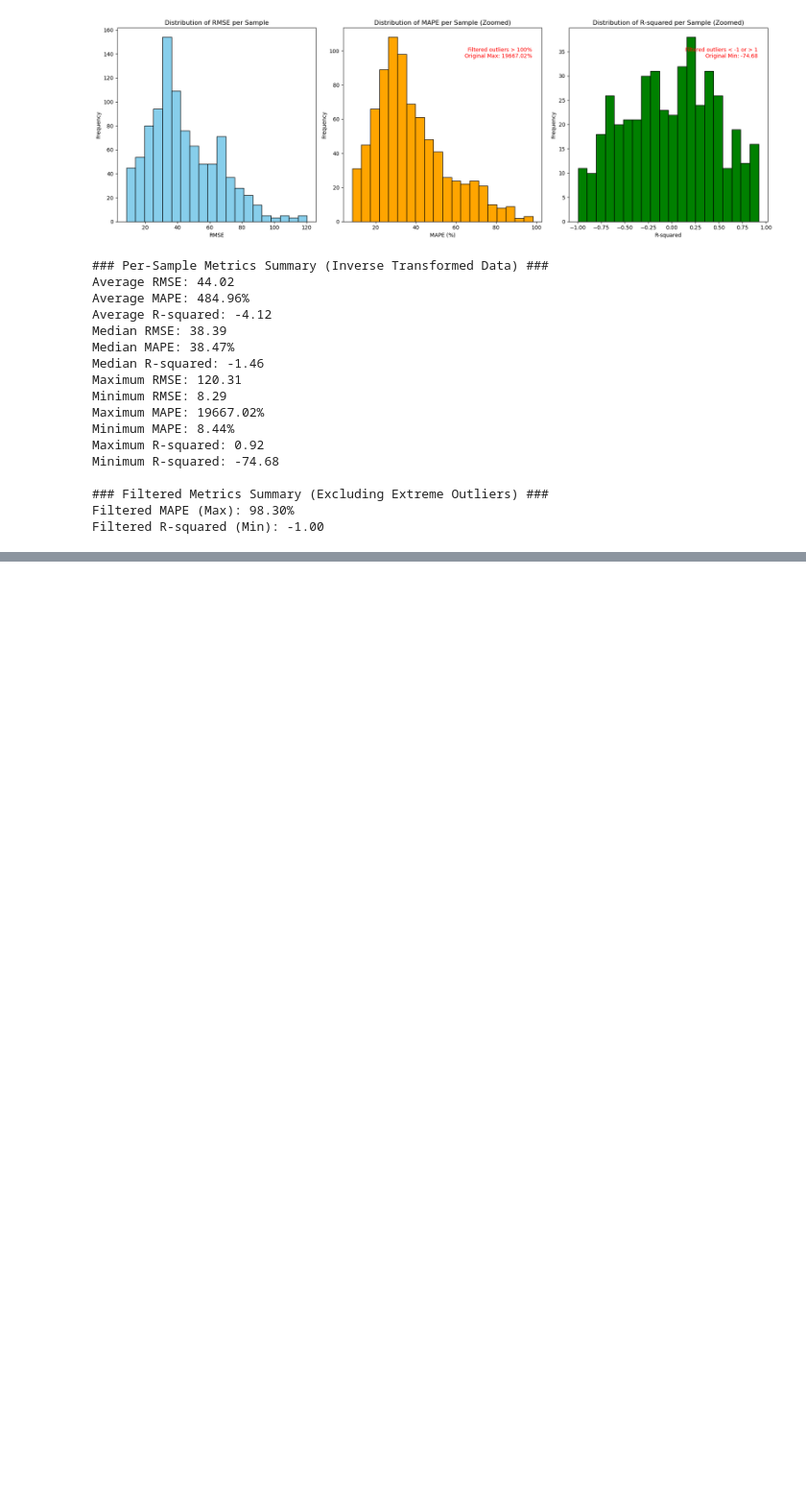
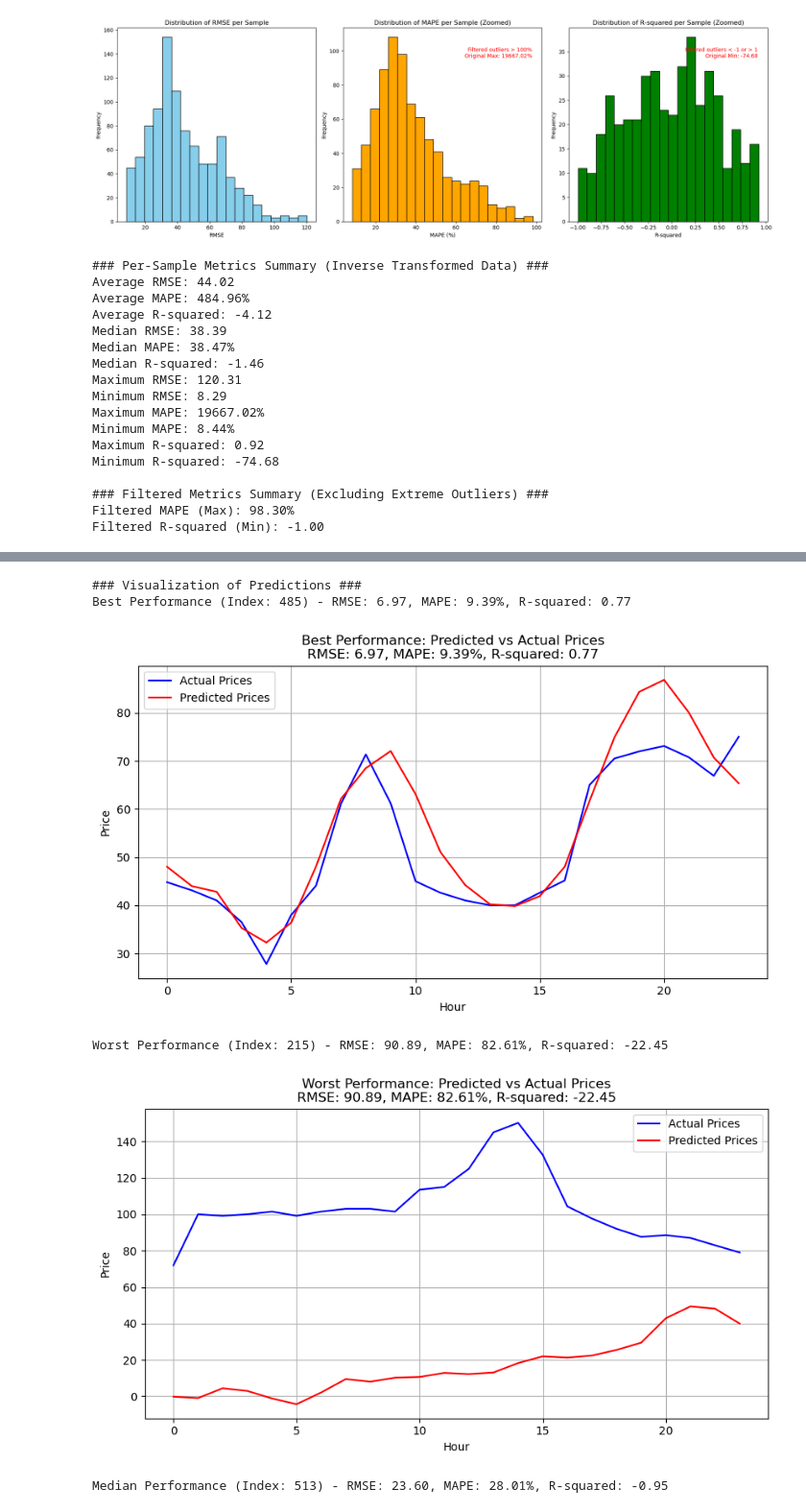
Before and after one commit to storralbod/deeplearning, a Jupyter notebook: LSTM/LSTM_24.ipynb, the cells around one changed output, grey strips where cells are left out. Shown at 96% size. Drawn from its saved outputs; the diff is of its cells as text; code cells hidden in the pictures; blank space fills up the shorter version.

```diff
--- a/LSTM/LSTM_24.ipynb
+++ b/LSTM/LSTM_24.ipynb
@@ -874,0 +1048,76 @@ Filtered R-squared (Min): -1.00
+# %%
+import numpy as np
+import matplotlib.pyplot as plt
+from sklearn.metrics import mean_squared_error, r2_score
+import torch
+
+# Predict on test data using PyTorch
+model.eval()
+with torch.no_grad():
+    y_test_pred = model(X_test).numpy()  # Get predictions as numpy array
+
+# Inverse transform predictions and actual values for the target column
+y_test_pred_rescaled = scaler_target.inverse_transform(y_test_pred)  # Use the dedicated target scaler
+y_test_actual_rescaled = scaler_target.inverse_transform(y_test.numpy())  # Actual values
+
+# Calculate RMSE, MAPE, and R-squared for each sample
+rmse_per_sample = []
+mape_per_sample = []
+r2_per_sample = []
+
+for actual, predicted in zip(y_test_actual_rescaled, y_test_pred_rescaled):
+    rmse_per_sample.append(np.sqrt(mean_squared_error(actual, predicted)))
+    mape_per_sample.append(np.mean(np.abs((actual - predicted) / actual)) * 100)
+    r2_per_sample.append(r2_score(actual, predicted))
+
+# Find indices for best, median, and worst performance based on RMSE
+best_index = np.argmin(rmse_per_sample)
+worst_index = np.argmax(rmse_per_sample)
+median_index = np.argsort(rmse_per_sample)[len(rmse_per_sample) // 2]
+
+# Function to visualize a single prediction vs. actual with metrics
+def plot_prediction_with_metrics(index, title):
+    actual = y_test_actual_rescaled[index]
+    predicted = y_test_pred_rescaled[index]
+    rmse = np.sqrt(mean_squared_error(actual, predicted))
+    mape = np.mean(np.abs((actual - predicted) / actual)) * 100
+    r2 = r2_score(actual, predicted)
+    plt.figure(figsize=(10, 5))
+    plt.plot(actual, label="Actual Prices", color="blue")
+    plt.plot(predicted, label="Predicted Prices", color="red")
+    plt.title(f"{title}\nRMSE: {rmse:.2f}, MAPE: {mape:.2f}%, R-squared: {r2:.2f}")
+    plt.xlabel("Hour")
+    plt.ylabel("Price")
+    plt.legend()
+    plt.grid(True)
+    plt.show()
+
+# Visualize worst, best, and median performances
+print("### Visualization of Predictions ###")
+print(f"Best Performance (Index: {best_index}) - RMSE: {rmse_per_sample[best_index]:.2f}, "
+      f"MAPE: {mape_per_sample[best_index]:.2f}%, R-squared: {r2_per_sample[best_index]:.2f}")
+plot_prediction_with_metrics(best_index, "Best Performance: Predicted vs Actual Prices")
+
+print(f"Worst Performance (Index: {worst_index}) - RMSE: {rmse_per_sample[worst_index]:.2f}, "
+      f"MAPE: {mape_per_sample[worst_index]:.2f}%, R-squared: {r2_per_sample[worst_index]:.2f}")
+plot_prediction_with_metrics(worst_index, "Worst Performance: Predicted vs Actual Prices")
+
+print(f"Median Performance (Index: {median_index}) - RMSE: {rmse_per_sample[median_index]:.2f}, "
+      f"MAPE: {mape_per_sample[median_index]:.2f}%, R-squared: {r2_per_sample[median_index]:.2f}")
+plot_prediction_with_metrics(median_index, "Median Performance: Predicted vs Actual Prices")
+
+# Summary statistics
+print("\n### Metrics Summary ###")
+print(f"Average RMSE: {np.mean(rmse_per_sample):.2f}")
+print(f"Median RMSE: {np.median(rmse_per_sample):.2f}")
+print(f"Average MAPE: {np.mean(mape_per_sample):.2f}%")
+print(f"Median MAPE: {np.median(mape_per_sample):.2f}%")
+print(f"Average R-squared: {np.mean(r2_per_sample):.2f}")
+print(f"Median R-squared: {np.median(r2_per_sample):.2f}")
+# %% [output]
+### Visualization of Predictions ###
+Best Performance (Index: 485) - RMSE: 6.97, MAPE: 9.39%, R-squared: 0.77
+[figure, added]
+Worst Performance (Index: 215) - RMSE: 90.89, MAPE: 82.61%, R-squared: -22.45
+[figure, added]
+Median Performance (Index: 513) - RMSE: 23.60, MAPE: 28.01%, R-squared: -0.95
```
Also changed, not shown: parts of 3 cells of this notebook, 2 other files.
